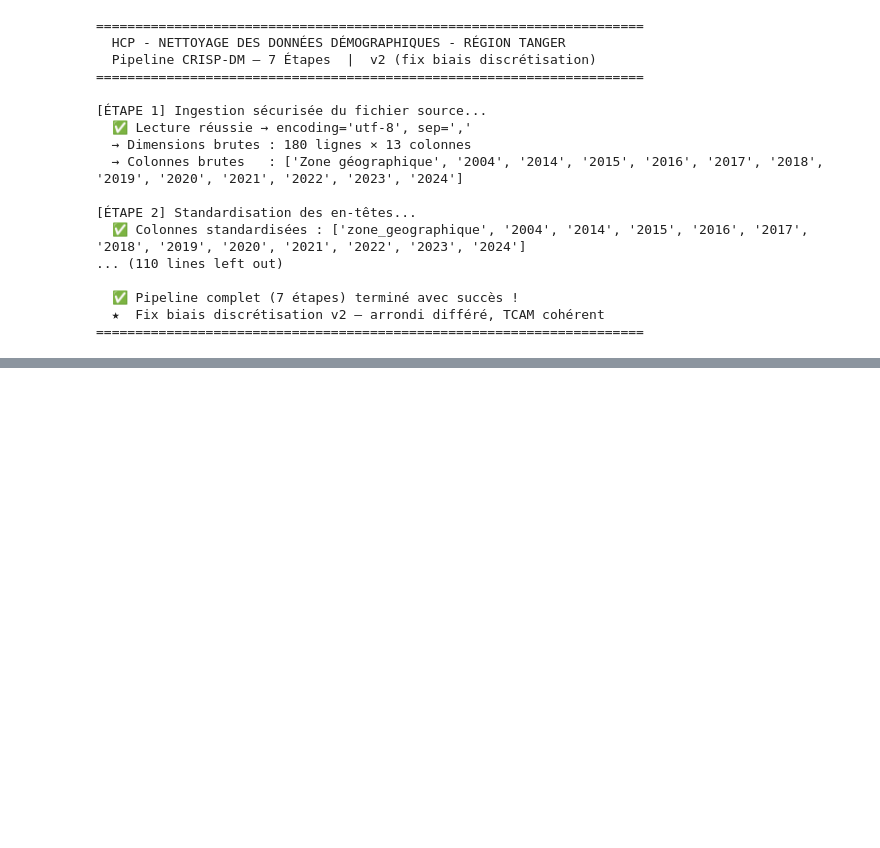
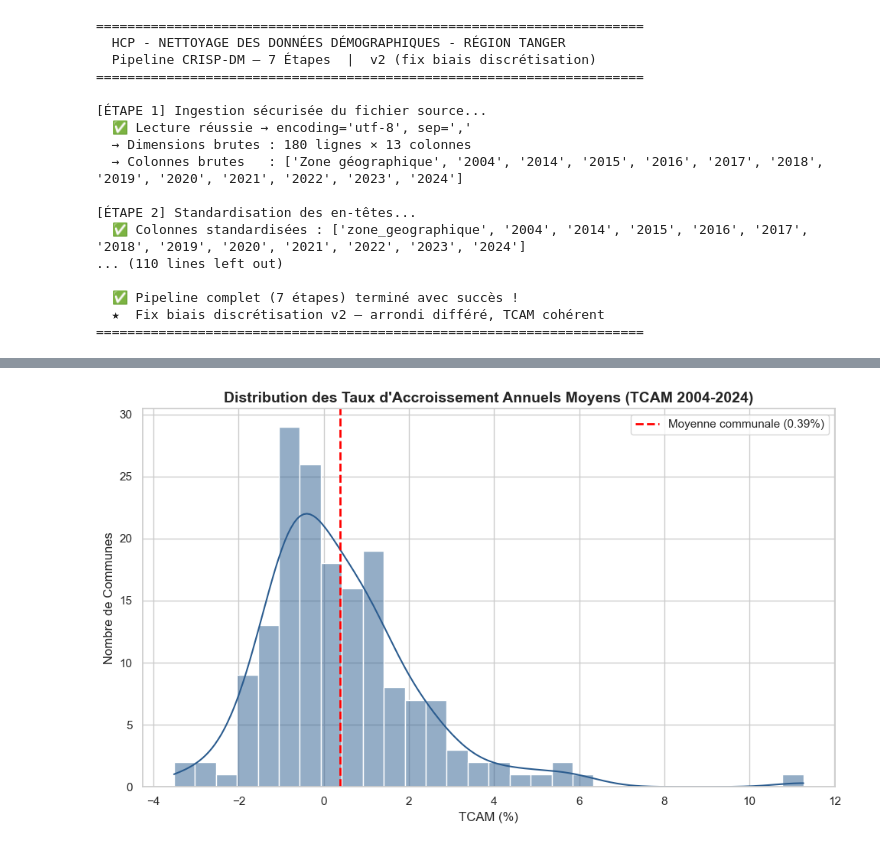
Before and after one commit to mouadafylal77/Modele-de-projection-de-population-au-region-TTA-au-Maroc, a Jupyter notebook: MODELE PREDICTION.ipynb, the cells around one changed output, grey strips where cells are left out. Drawn from its saved outputs; the diff is of its cells as text; code cells hidden in the pictures; blank space fills up the shorter version.

Commit message:
feat: mise à jour de l'EDA avec la dynamique de croissance sur 20 ans (2004-2024) et correction du filtre hiérarchique

```diff
--- a/MODELE PREDICTION.ipynb
+++ b/MODELE PREDICTION.ipynb
@@ -636,3 +636,87 @@ print("=" * 70)
   ✅ Pipeline complet (7 étapes) terminé avec succès !
   ★  Fix biais discrétisation v2 — arrondi différé, TCAM cohérent
 ======================================================================
+# %%
+import pandas as pd
+import matplotlib.pyplot as plt
+import seaborn as sns
+import numpy as np
+
+# ==============================================================================
+# SCRIPT D'ANALYSE EXPLORATOIRE (EDA) - DYNAMIQUE DE CROISSANCE (FILTRÉ)
+# ==============================================================================
+
+sns.set_theme(style="whitegrid")
+plt.rcParams.update({'font.size': 12, 'axes.titlesize': 14, 'axes.titleweight': 'bold'})
+
+# 1. Chargement des données
+df = pd.read_csv("population_preparee_finale.csv", sep=";", decimal=",", encoding="utf-8-sig")
+
+# ==============================================================================
+# 🚨 FILTRAGE DU NIVEAU HIÉRARCHIQUE (CORRIGÉ ET BLINDÉ)
+# ==============================================================================
+print("\n[FILTRAGE] Suppression des niveaux National, Régional et Provincial...")
+
+taille_avant = len(df)
+
+# 1. On supprime le National et la Région b l'mot clé (contains) bach ntsidou l'espaces mkhfyin
+mots_macro = 'National|Tanger-Tétouan|Tanger-Tetouan'
+df = df[~df['zone_geographique'].str.contains(mots_macro, case=False, na=False, regex=True)]
+
+# 2. On supprime les Provinces et Préfectures (nzedo l'accent l'Préf)
+mots_prov = r'\(Prov\)|\(Pref\)|\(Préf\)'
+df = df[~df['zone_geographique'].str.contains(mots_prov, case=False, na=False, regex=True)]
+
+taille_apres = len(df)
+lignes_supprimees = taille_avant - taille_apres
+
+print(f"  ✅ Filtrage réussi : {lignes_supprimees} lignes macro-géographiques supprimées.")
+print(f"  → Il reste exactement {taille_apres} vraies communes dans le dataset.\n")
+
+# ==============================================================================
+# FIGURE 3 : Distribution du Taux d'Accroissement (TCAM)
+# ==============================================================================
+plt.figure(figsize=(10, 6))
+ax1 = sns.histplot(data=df, x='tcam_2004_2024_pct', bins=30, kde=True, color='#2b5c8f', edgecolor='white')
+
+moyenne_tcam = df['tcam_2004_2024_pct'].mean()
+plt.axvline(moyenne_tcam, color='red', linestyle='--', linewidth=2, label=f'Moyenne communale ({moyenne_tcam:.2f}%)')
+
+plt.title("Distribution des Taux d'Accroissement Annuels Moyens (TCAM 2004-2024)")
+plt.xlabel("TCAM (%)")
+plt.ylabel("Nombre de Communes")
+plt.legend()
+plt.tight_layout()
+plt.savefig('fig_03_distribution_tcam.png', dpi=300)
+plt.show()
+
+# ==============================================================================
+# FIGURE 4 : Les Moteurs de Croissance (Top 10 Variation Absolue 2004 - 2024)
+# ==============================================================================
+# 1. Calcul de la nouvelle variation (2024 - 2004)
+df['variation_abs_2004_2024'] = df['pop_2024'].astype(float) - df['pop_2004'].astype(float)
+
+# 2. Trier pour trouver le Top 10 sur ces 20 ans
+df_top_variation_20 = df.sort_values(by='variation_abs_2004_2024', ascending=False).head(10)
+
+plt.figure(figsize=(12, 6))
+ax2 = sns.barplot(data=df_top_variation_20, x='variation_abs_2004_2024', y='zone_geographique', palette='magma')
+
+# 3. Mise à jour des titres et labels
+plt.title("Moteurs Démographiques : Top 10 des Communes par Apport d'Habitants (2004 - 2024)")
+plt.xlabel("Nombre d'habitants supplémentaires (Variation Absolue sur 20 ans)")
+plt.ylabel("Entité Communale")
+
+# Formatage des nombres sur l'axe X (espaces pour les milliers)
+plt.gca().xaxis.set_major_formatter(plt.matplotlib.ticker.StrMethodFormatter('{x:,.0f}'))
+
+# Ajout des valeurs sur les barres
+for p in ax2.patches:
+    width = p.get_width()
+    plt.text(width + (width * 0.01), p.get_y() + p.get_height()/2. + 0.1,
+             '{:,.0f}'.format(width).replace(',', ' '), ha="left", color='black', fontsize=11)
+
+plt.tight_layout()
+plt.savefig('fig_04_top_variation_absolue_2004_2024.png', dpi=300)
+plt.show()
+# %% [output]
@@ -638,0 +726 @@ print("=" * 70)
+[figure, added]
```
Also changed, not shown: parts of 1 cell of this notebook, 3 other files.
